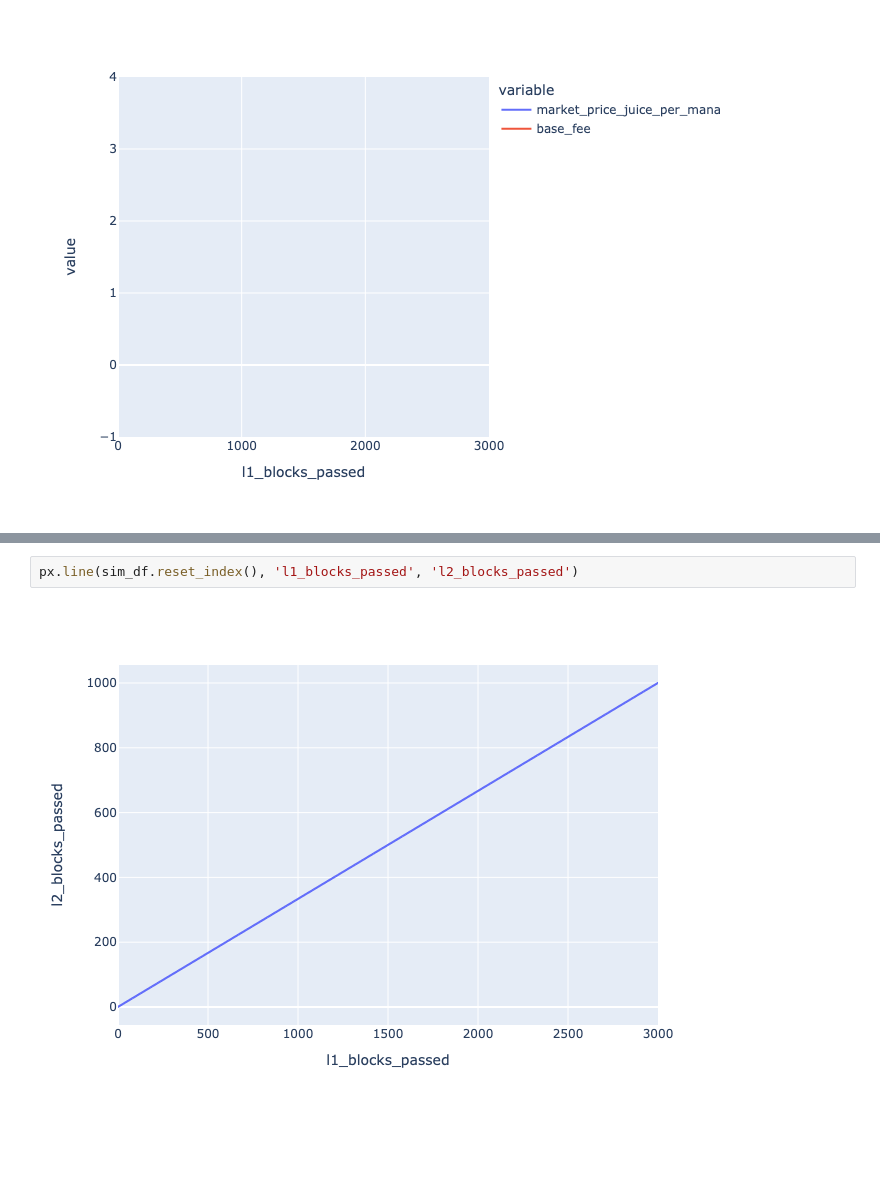
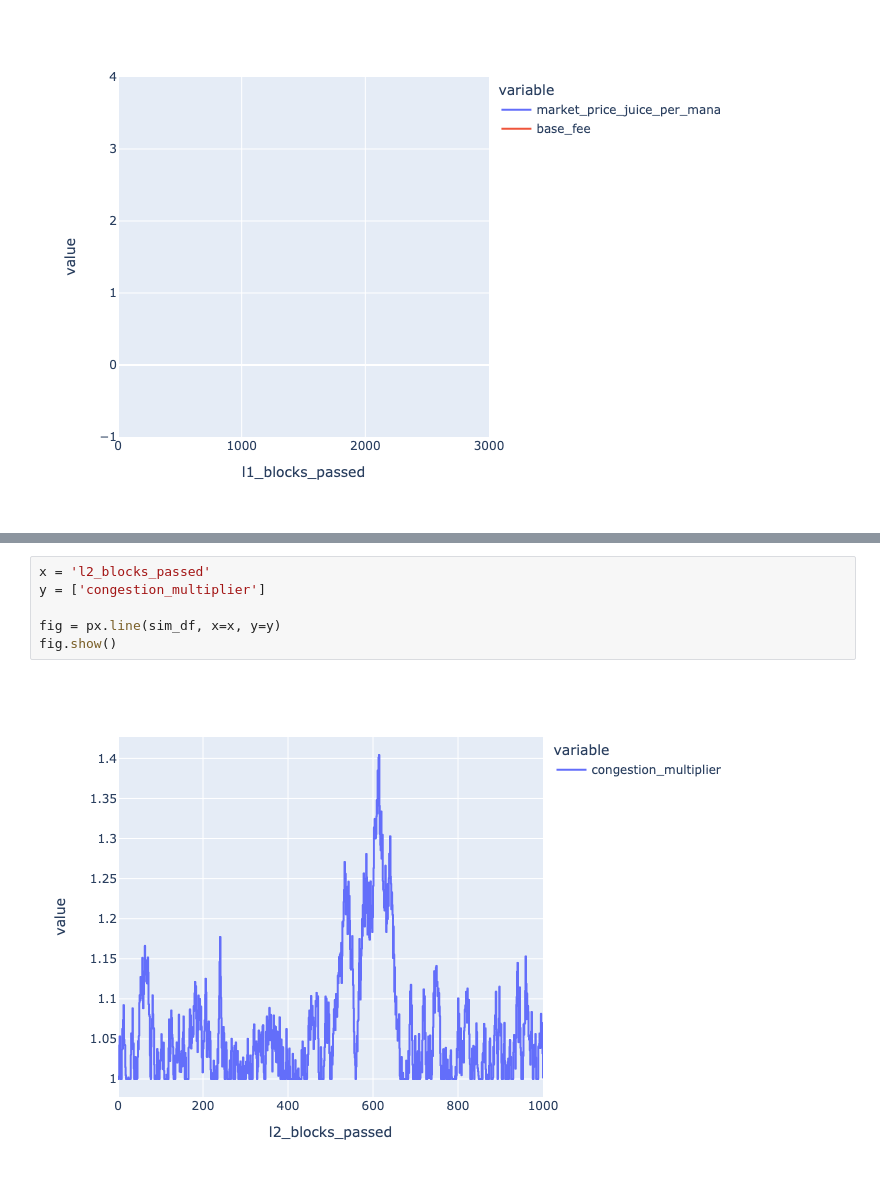
Before and after one commit to BlockScience/aztec-gddt-v2, a Jupyter notebook: notebooks/test_run.ipynb, the cells around one changed output, grey strips where cells are left out. Saved outputs shown, nothing was run; the diff lists cells and outputs as text; blank space fills up the shorter version.

```diff
--- a/notebooks/test_run.ipynb
+++ b/notebooks/test_run.ipynb
@@ -120,4 +126,8 @@ fig.show()
-# %%
-px.line(sim_df.reset_index(), 'l1_blocks_passed', 'l2_blocks_passed')
-# %% [output]
-[figure, removed]
+# %%
+x = 'l2_blocks_passed'
+y = ['congestion_multiplier']
+
+fig = px.line(sim_df, x=x, y=y)
+fig.show()
+# %% [output]
+[figure, added]
```
Also changed, not shown: parts of 6 cells of this notebook.
